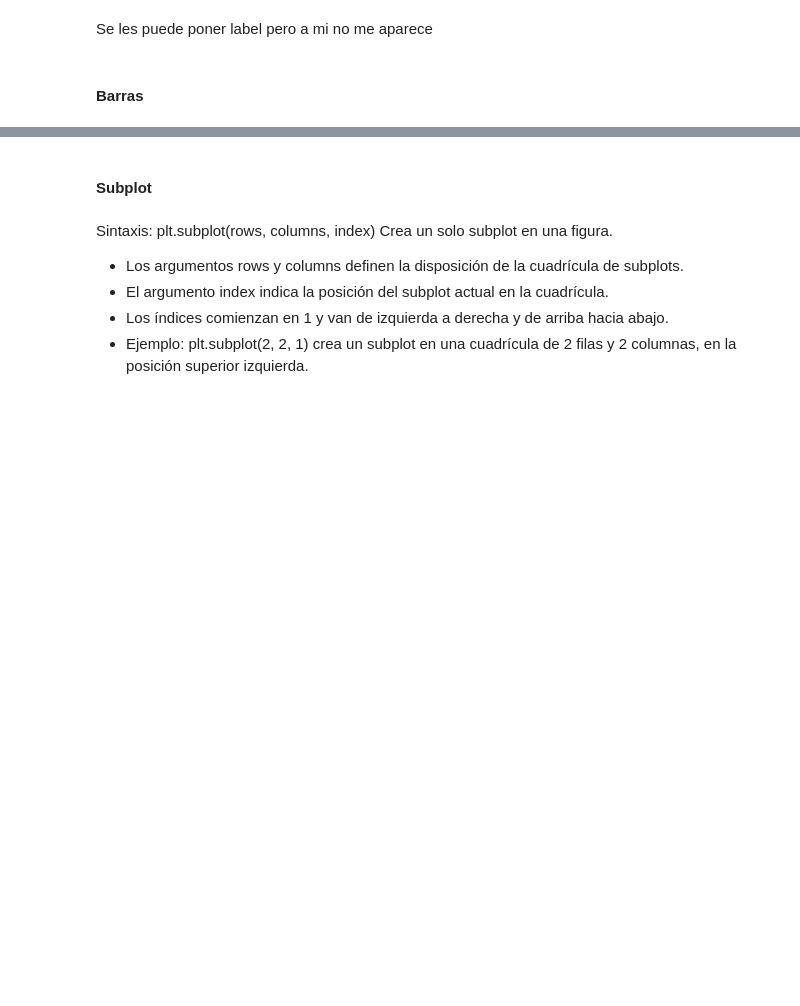
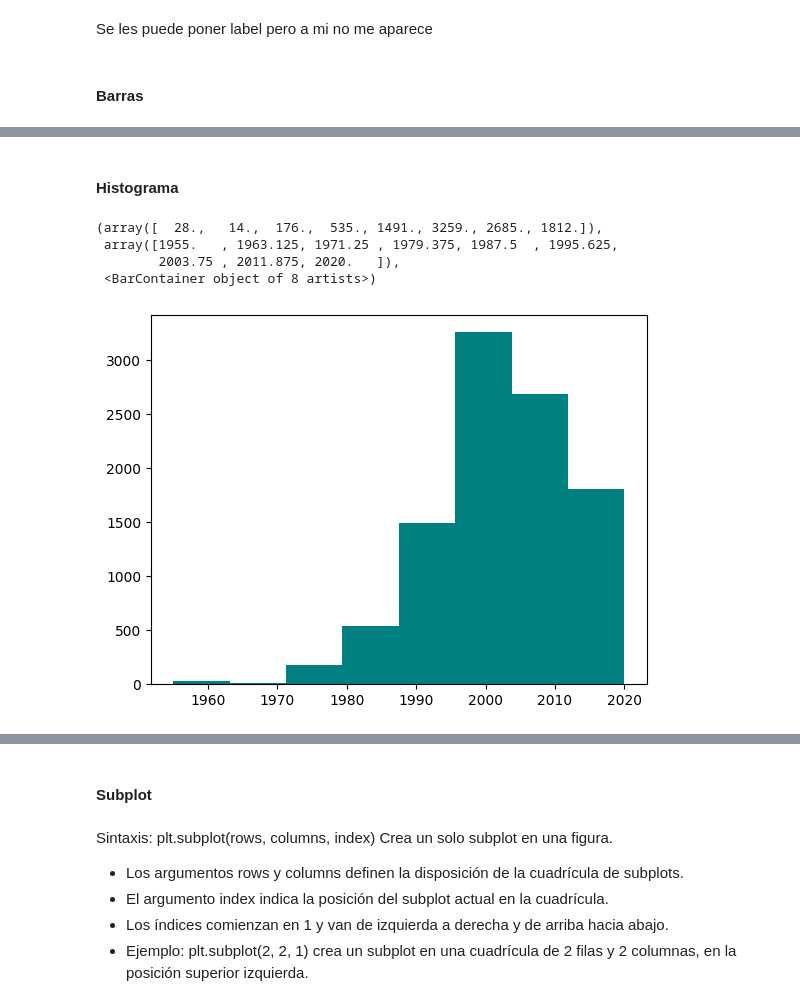
Before and after one commit to MartinaLarrea/Segundo-parcial, a Jupyter notebook: EDA/bases.ipynb, the cells around one changed output, grey strips where cells are left out. Cells and saved outputs as stored; diff of their text form; code cells hidden in the pictures; blank space fills up the shorter version.

```diff
--- a/EDA/bases.ipynb
+++ b/EDA/bases.ipynb
@@ -413,0 +435,10 @@ Se les puede poner label pero a mi no me aparece
+# %% [markdown]
+#### Histograma
+# %%
+plt.hist(df["Year"], bins=8, color="#008080")
+# %% [output]
+(array([  28.,   14.,  176.,  535., 1491., 3259., 2685., 1812.]),
+ array([1955.   , 1963.125, 1971.25 , 1979.375, 1987.5  , 1995.625,
+        2003.75 , 2011.875, 2020.   ]),
+ <BarContainer object of 8 artists>)
+[figure, added]
```
Also changed, not shown: parts of 22 cells of this notebook.
